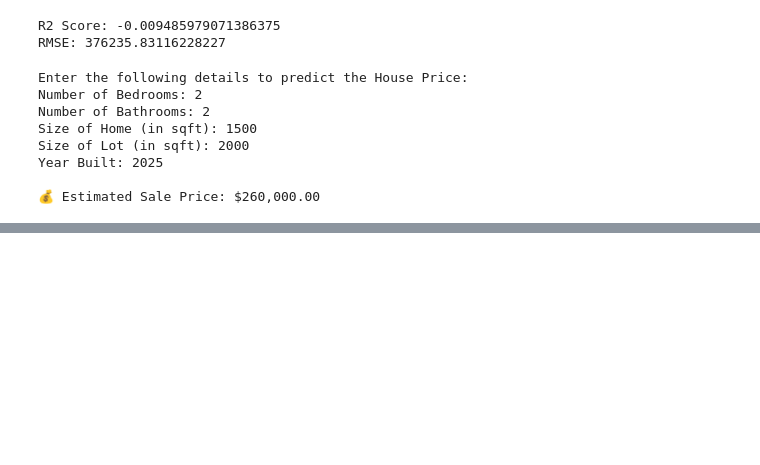
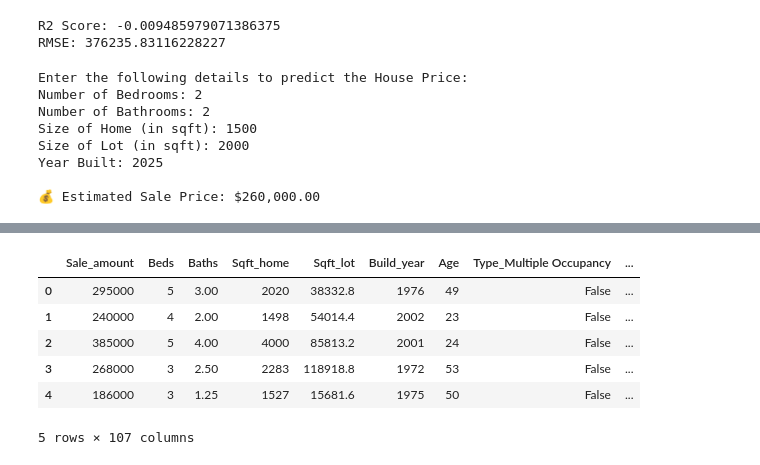
Before and after one commit to SanjayK-46/House-Price-Prediction, a Jupyter notebook: House_pricing.ipynb, the cells around one changed output, grey strips where cells are left out. Cells and saved outputs as stored; diff of their text form; code cells hidden in the pictures; blank space fills up the shorter version.

```diff
--- a/House_pricing.ipynb
+++ b/House_pricing.ipynb
@@ -368,0 +464,10 @@ Year Built: 2025
+# %%
+df.head()
+# %% [output]
+|  | Sale_amount | Beds | Baths | Sqft_home | Sqft_lot | Build_year | Age | Type_Multiple Occupancy | ... |
+| 0 | 295000 | 5 | 3.00 | 2020 | 38332.8 | 1976 | 49 | False | ... |
+| 1 | 240000 | 4 | 2.00 | 1498 | 54014.4 | 2002 | 23 | False | ... |
+| 2 | 385000 | 5 | 4.00 | 4000 | 85813.2 | 2001 | 24 | False | ... |
+| 3 | 268000 | 3 | 2.50 | 2283 | 118918.8 | 1972 | 53 | False | ... |
+| 4 | 186000 | 3 | 1.25 | 1527 | 15681.6 | 1975 | 50 | False | ... |
+5 rows × 107 columns
```
Also changed, not shown: parts of 7 cells of this notebook.
